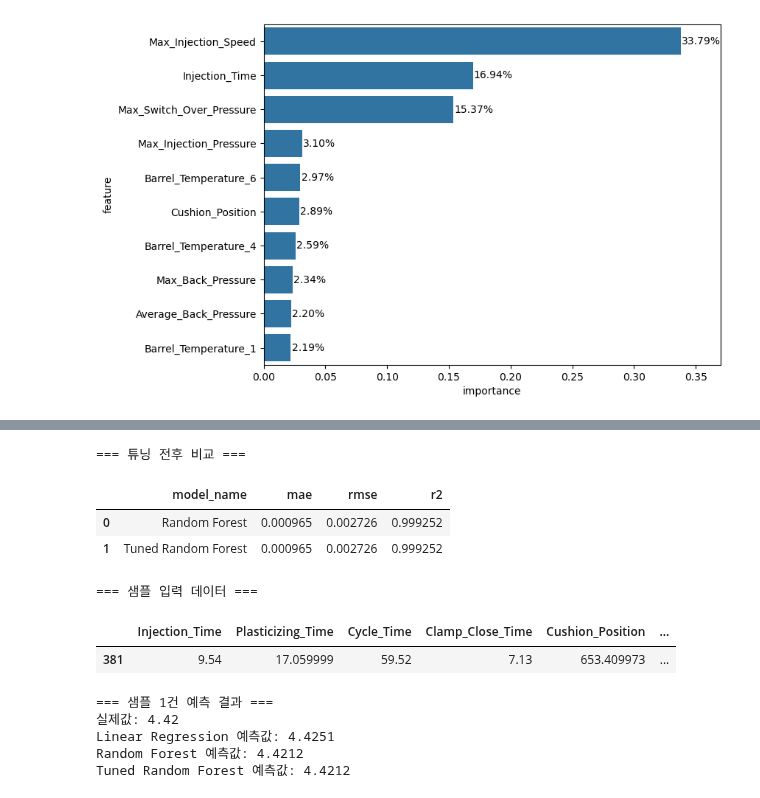
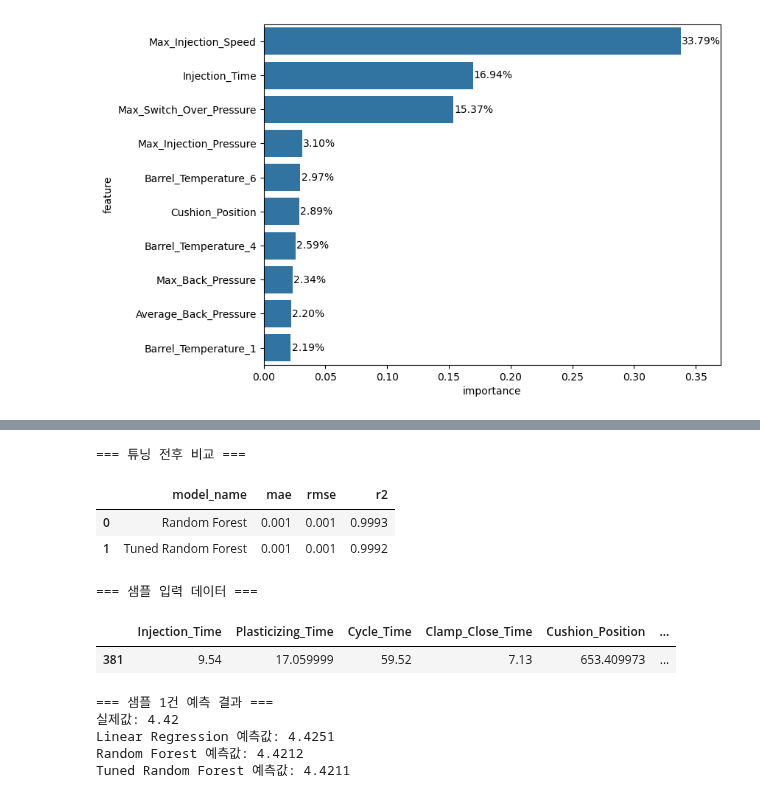
Before and after one commit to sungback/ML01, a Jupyter notebook: work/day4-2-cn7-regression2.ipynb, the cells around one changed output, grey strips where cells are left out. Saved outputs shown, nothing was run; the diff lists cells and outputs as text; code cells hidden in the pictures.

```diff
--- a/work/day4-2-cn7-regression2.ipynb
+++ b/work/day4-2-cn7-regression2.ipynb
@@ -133,21 +133,15 @@ y_train: (5388,)
 y_test : (1348,)
 # %%
 # 회귀 평가 함수
-def reg_metrics(y_true, y_pred, model, model_name="Model"):
+def reg_metrics(y_true, y_pred, model_name="Model"):
     mae = mean_absolute_error(y_true, y_pred)
     rmse = mean_squared_error(y_true, y_pred) ** 0.5
     r2 = r2_score(y_true, y_pred)
-
-    # print(f"\n=== {model_name} 성능 ===")
-    # print("MAE :", round(mae, 4))
-    # print("RMSE:", round(rmse, 4))
-    # print("R²  :", round(r2, 4))
-
     return {
-        "mae": mae,
-        "rmse": rmse,
-        "r2": r2,
-        "model": model,
+        "mae": round(mae, 4),
+        "rmse": round(mae, 4),
+        "r2": round(r2, 4),
+        # "model": model,
         "model_name": model_name
     }
 # %%
@@ -443,9 +430,9 @@ plt.show()
 # Wall time: 32 s
 # 하이퍼파라미터 튜닝 - Random Forest
 param_grid = {
-    "n_estimators": [100, 200, 300],
-    "max_depth": [None, 3, 5, 10],
-    "min_samples_split": [2, 5]
+    "n_estimators": [300, 400],
+    "max_depth": [None, 5],
+    "min_samples_split": [2, 3]
 }
 
 grid = GridSearchCV(
@@ -480,17 +466,17 @@ Wall time: 32 s
 # %%
 # 튜닝 전후 비교
 tuned_results = [
-    reg_metrics(y_test, y_pred_rf, rf_model, "Random Forest"),
-    reg_metrics(y_test, y_pred_best_rf, best_rf, "Tuned Random Forest")
+    reg_metrics(y_test, y_pred_rf, "Random Forest"),
+    reg_metrics(y_test, y_pred_best_rf, "Tuned Random Forest")
 ]
 tuned_compare_df = pd.DataFrame(tuned_results)
 print("\n=== 튜닝 전후 비교 ===")
 display(tuned_compare_df[['model_name', 'mae', 'rmse', 'r2']])
 # %% [output]
 === 튜닝 전후 비교 ===
 |  | model_name | mae | rmse | r2 |
-| 0 | Random Forest | 0.000965 | 0.002726 | 0.999252 |
-| 1 | Tuned Random Forest | 0.000965 | 0.002726 | 0.999252 |
+| 0 | Random Forest | 0.001 | 0.001 | 0.9993 |
+| 1 | Tuned Random Forest | 0.001 | 0.001 | 0.9992 |
 # %%
 # 샘플 1건 예측
 sample_input = X_test.iloc[[0]].copy()
@@ -516,6 +502,6 @@ print("Tuned Random Forest 예측값:", round(sample_pred_best_rf, 4))
 실제값: 4.42
 Linear Regression 예측값: 4.4251
 Random Forest 예측값: 4.4212
-Tuned Random Forest 예측값: 4.4212
+Tuned Random Forest 예측값: 4.4211
 # %%
 # end
```
Also changed, not shown: parts of 8 cells of this notebook, 3 other files.
